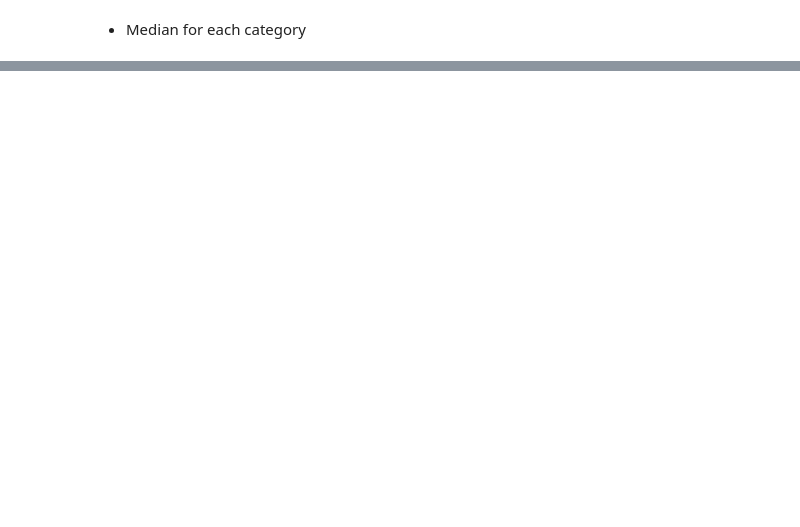
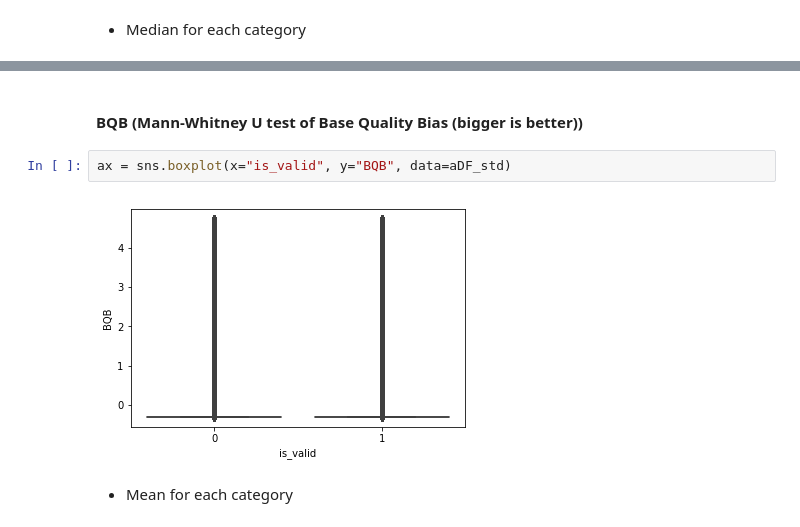
Before and after one commit to elowy01/variant_filtering, a Jupyter notebook: notebooks/Variant Filtering of a BCFTools VCF.ipynb, the cells around one changed output, grey strips where cells are left out. Saved outputs shown, nothing was run; the diff lists cells and outputs as text; blank space fills up the shorter version.

```diff
--- a/notebooks/Variant Filtering of a BCFTools VCF.ipynb
+++ b/notebooks/Variant Filtering of a BCFTools VCF.ipynb
@@ -120,0 +195,8 @@ KeyboardInterrupt:
+# %% [markdown]
+#### BQB (Mann-Whitney U test of Base Quality Bias (bigger is better))
+# %%
+ax = sns.boxplot(x="is_valid", y="BQB", data=aDF_std)
+# %% [output]
+[figure, added]
+# %% [markdown]
+* Mean for each category
```
Also changed, not shown: parts of 201 cells of this notebook, 2 other files.
